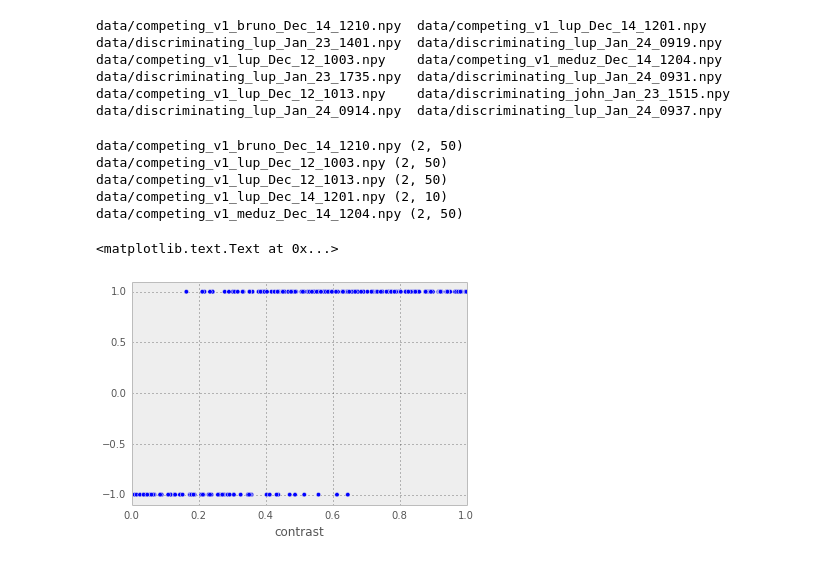
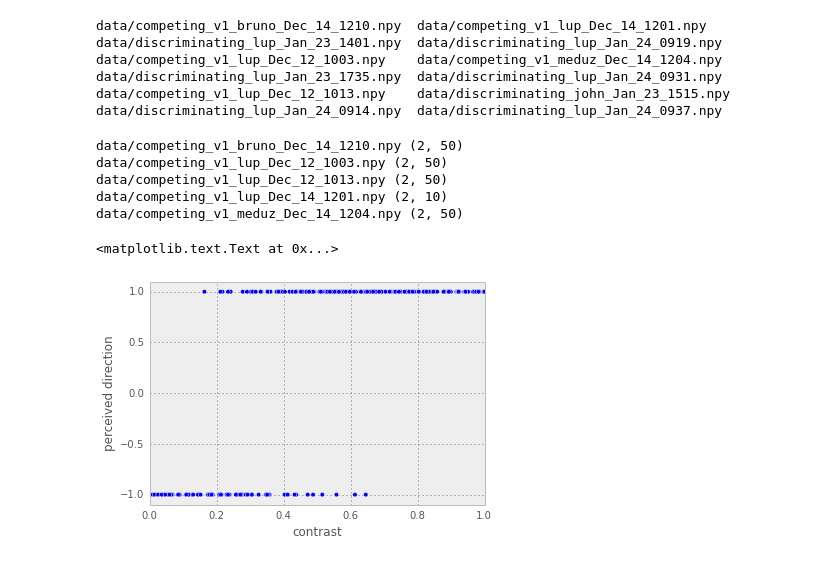
Before and after one commit to NeuralEnsemble/motionclouds_website, a Jupyter notebook: psychopy_competing.ipynb, the cells around one changed output. Drawn from its saved outputs; the diff is of its cells as text; code cells hidden in the pictures.

```diff
--- a/psychopy_competing.ipynb
+++ b/psychopy_competing.ipynb
@@ -21,18 +21,19 @@ data/competing_v1_lup_Dec_12_1013.npy    data/discriminating_john_Jan_23_1515.np
 # %%
 import glob
 fig = plt.figure()
 ax = fig.add_subplot(111)
 for fn in glob.glob('data/competing_v1_*npy'):
     results = np.load(fn)
     print fn, results.shape
     ax.scatter(results[1, :], results[0, :])
 ax.axis([0., 1., -1.1, 1.1])
 ax.set_xlabel('contrast')
+ax.set_ylabel('perceived direction')
 # %% [output]
 data/competing_v1_bruno_Dec_14_1210.npy (2, 50)
 data/competing_v1_lup_Dec_12_1003.npy (2, 50)
 data/competing_v1_lup_Dec_12_1013.npy (2, 50)
 data/competing_v1_lup_Dec_14_1201.npy (2, 10)
 data/competing_v1_meduz_Dec_14_1204.npy (2, 50)
 <matplotlib.text.Text at 0x...>
-[figure, old version]
+[figure, new version]
```
Also changed, not shown: parts of 10 cells of this notebook, 2 other files.
